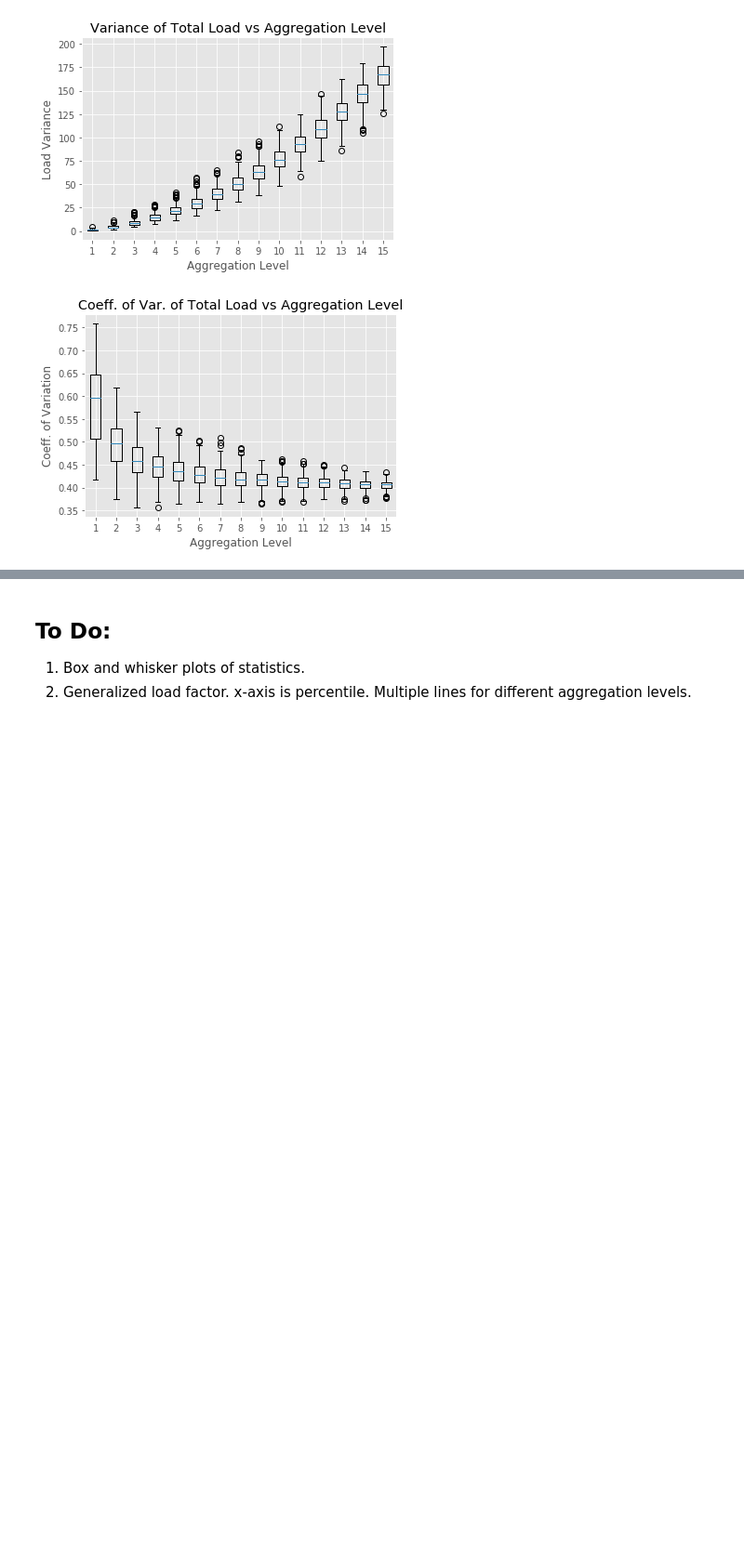
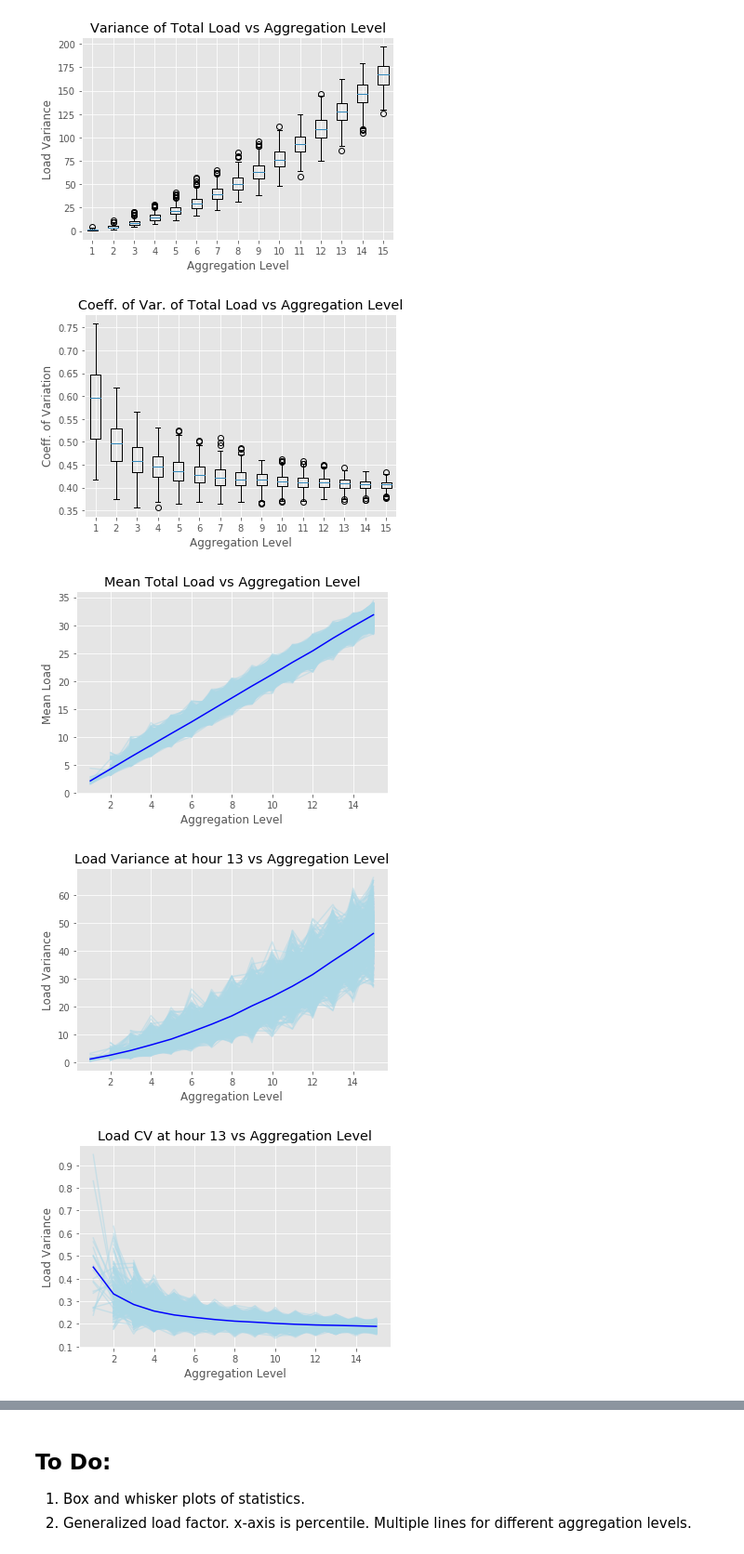
Before and after one commit to nnwosu/electricity-demand-analysis, a Jupyter notebook: Pecan Street Demand Analysis.ipynb, the cells around one changed output, grey strips where cells are left out. Shown at 93% size. Drawn from its saved outputs; the diff is of its cells as text; code cells hidden in the pictures; blank space fills up the shorter version.

```diff
--- a/Pecan Street Demand Analysis.ipynb
+++ b/Pecan Street Demand Analysis.ipynb
@@ -281,3 +365,36 @@ plt.title('Coeff. of Var. of Total Load vs Aggregation Level');
 [figure]
 [figure]
 [figure]
+# %%
+loadMat = hourlyloads_20_df.T;
+aggLevels = np.arange(1, 16);
+
+hourVar = 13;
+statList = [meanTotalLoad, hourlyVar, hourlyCVLoad];
+statArgs = [[0], [hourVar], [hourVar]];
+R = aggLoadStats(loadMat, aggLevels, statList, statArgs=statArgs, samplesPerLevel=1000)
+# %%
+# Plot mean load vs aggregation
+idx = 0;
+plt.figure(); plt.plot(aggLevels, R[:, :, idx], color='lightblue', alpha=0.5);
+plt.plot(aggLevels, np.nanmean(R[:, :, idx], axis=1), color='blue')
+plt.xlabel('Aggregation Level'); plt.ylabel('Mean Load');
+plt.title('Mean Total Load vs Aggregation Level');
+
+# Plot variance at hour of interest
+idx = 1;
+plt.figure(); plt.plot(aggLevels, R[:, :, idx], color='lightblue', alpha=0.5);
+plt.plot(aggLevels, np.nanmean(R[:, :, idx], axis=1), color='blue')
+plt.xlabel('Aggregation Level'); plt.ylabel('Load Variance');
+plt.title('Load Variance at hour ' + str(hourVar) + ' vs Aggregation Level');
+
+# Plot variance at hour of interest
+idx = 2;
+plt.figure(); plt.plot(aggLevels, R[:, :, idx], color='lightblue', alpha=0.5);
+plt.plot(aggLevels, np.nanmean(R[:, :, idx], axis=1), color='blue')
+plt.xlabel('Aggregation Level'); plt.ylabel('Load Variance');
+plt.title('Load CV at hour ' + str(hourVar) + ' vs Aggregation Level');
+# %% [output]
+[figure, added]
+[figure, added]
+[figure, added]
```
Also changed, not shown: parts of 13 cells of this notebook.
